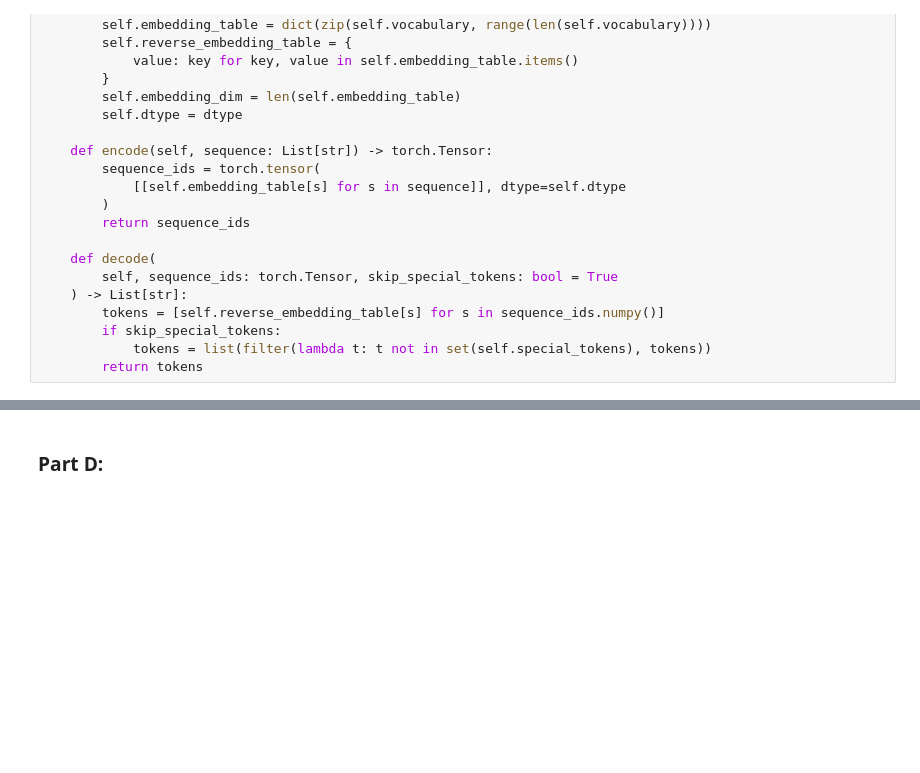
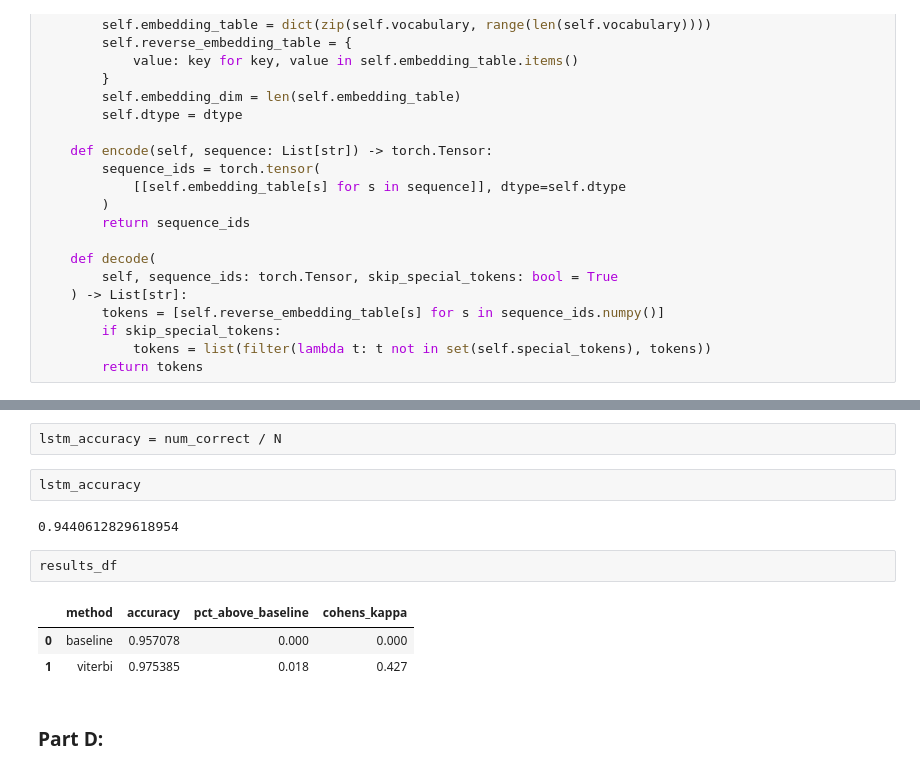
Before and after one commit to lavaman131/CS505-HW, a Jupyter notebook: HW05/HW05.ipynb, the cells around one changed output, grey strips where cells are left out. Saved outputs shown, nothing was run; the diff lists cells and outputs as text; blank space fills up the shorter version.

```diff
--- a/HW05/HW05.ipynb
+++ b/HW05/HW05.ipynb
@@ -1653,3 +1982,15 @@ Original Traceback (most recent call last):
+# %%
+lstm_accuracy = num_correct / N
+# %%
+lstm_accuracy
+# %% [output]
+0.9440612829618954
+# %%
+results_df
+# %% [output]
+|  | method | accuracy | pct_above_baseline | cohens_kappa |
+| 0 | baseline | 0.957078 | 0.000 | 0.000 |
+| 1 | viterbi | 0.975385 | 0.018 | 0.427 |
 # %% [markdown]
 ### Part D:
 # %% [markdown]
```
Also changed, not shown: parts of 27 cells of this notebook.
